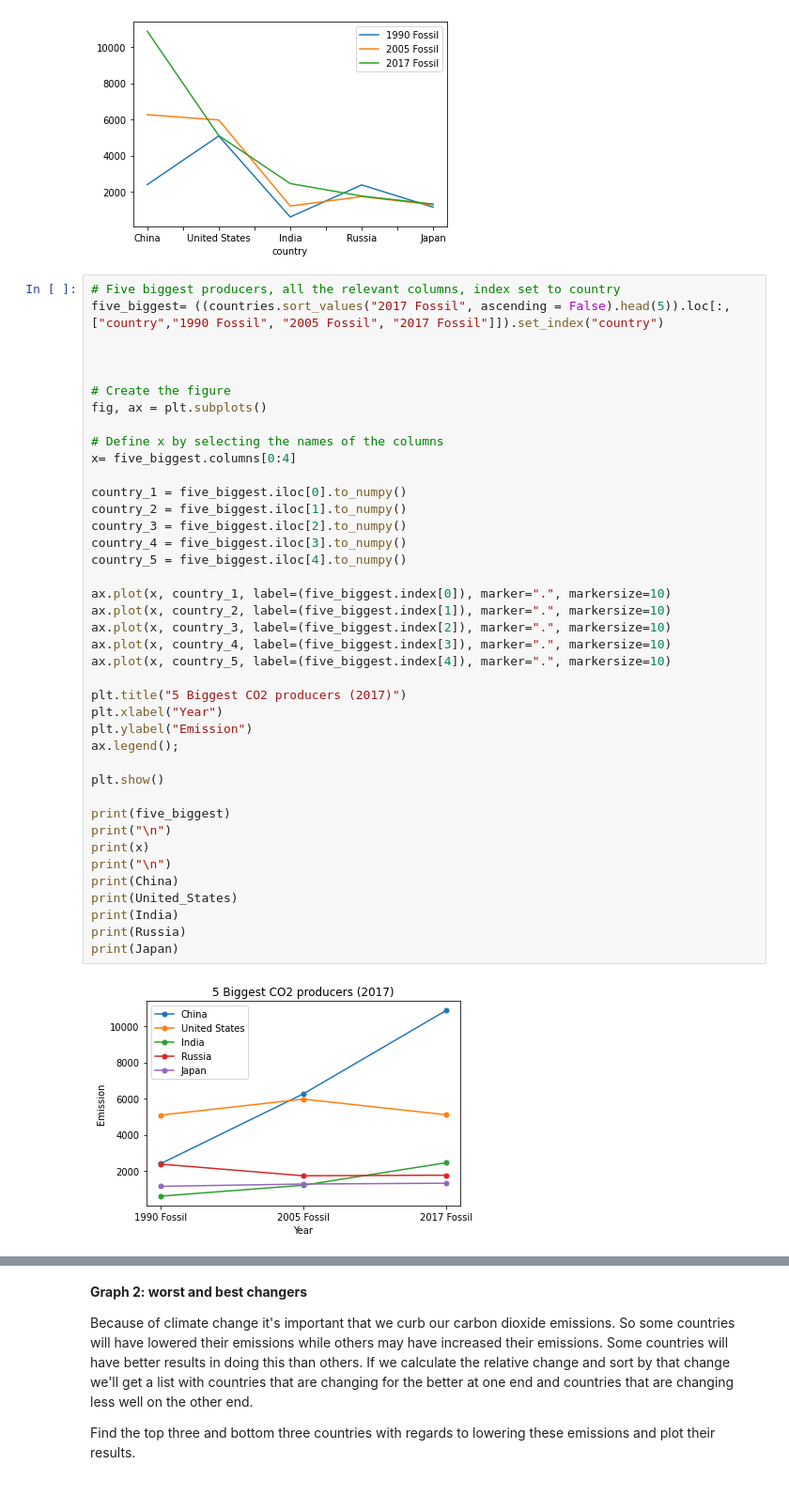
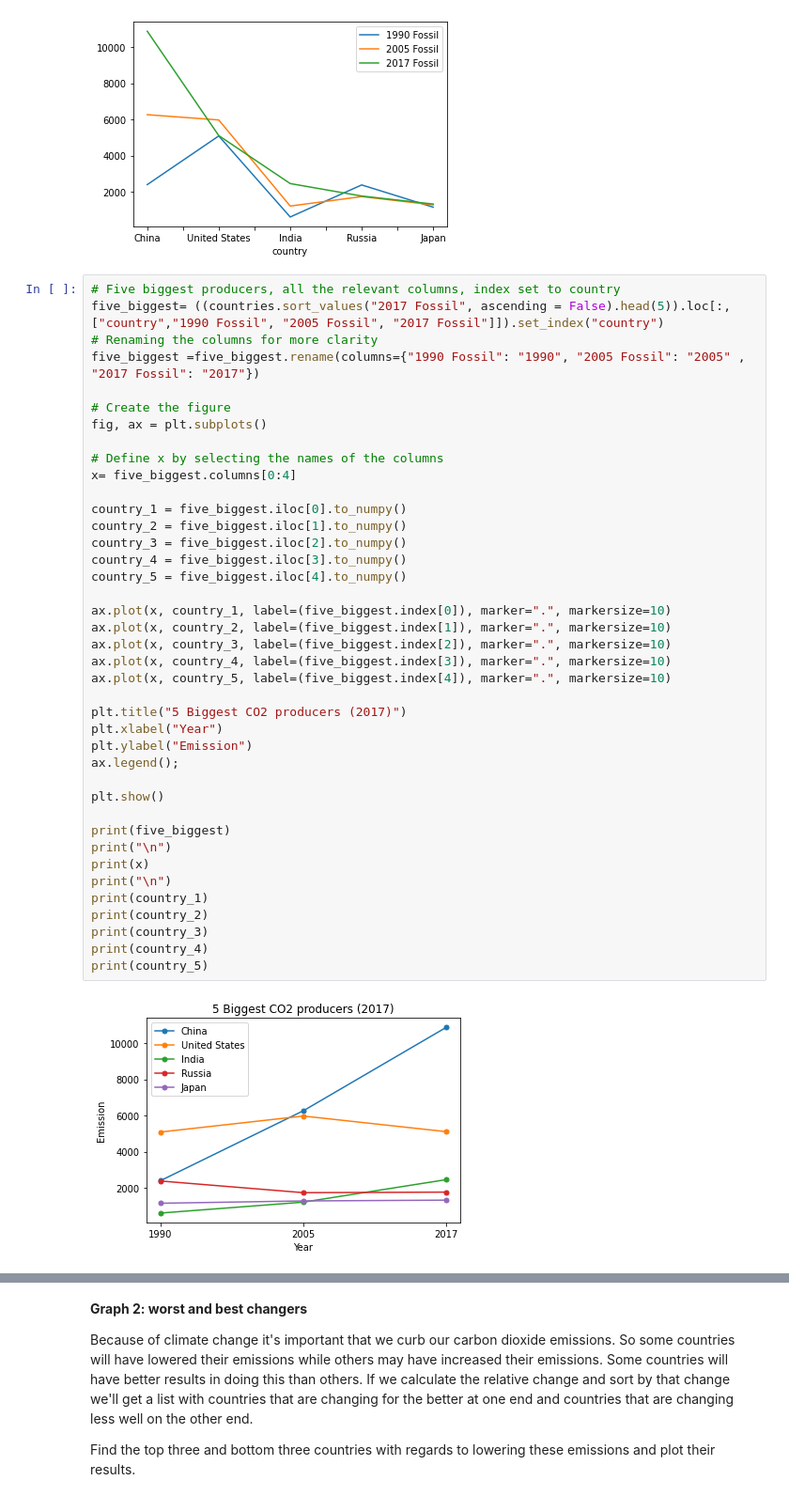
Before and after one commit to MevrouwHelderder/Assignments, a Jupyter notebook: Assignment_Global_CO2_Emissions.ipynb, the cells around one changed output, grey strips where cells are left out. Shown at 94% size. Saved outputs shown, nothing was run; the diff lists cells and outputs as text.

```diff
--- a/Assignment_Global_CO2_Emissions.ipynb
+++ b/Assignment_Global_CO2_Emissions.ipynb
@@ -61,42 +61,42 @@ country_index.plot()
 # %%
 # Five biggest producers, all the relevant columns, index set to country
 five_biggest= ((countries.sort_values("2017 Fossil", ascending = False).head(5)).loc[:,["country","1990 Fossil", "2005 Fossil", "2017 Fossil"]]).set_index("country")
-
-
+# Renaming the columns for more clarity
+five_biggest =five_biggest.rename(columns={"1990 Fossil": "1990", "2005 Fossil": "2005" , "2017 Fossil": "2017"})
 
 # Create the figure
 fig, ax = plt.subplots()
 
 # Define x by selecting the names of the columns
 x= five_biggest.columns[0:4]
 
 country_1 = five_biggest.iloc[0].to_numpy()
 country_2 = five_biggest.iloc[1].to_numpy()
 country_3 = five_biggest.iloc[2].to_numpy()
 country_4 = five_biggest.iloc[3].to_numpy()
 country_5 = five_biggest.iloc[4].to_numpy()
 
 ax.plot(x, country_1, label=(five_biggest.index[0]), marker=".", markersize=10)
 ax.plot(x, country_2, label=(five_biggest.index[1]), marker=".", markersize=10)
 ax.plot(x, country_3, label=(five_biggest.index[2]), marker=".", markersize=10)
 ax.plot(x, country_4, label=(five_biggest.index[3]), marker=".", markersize=10)
 ax.plot(x, country_5, label=(five_biggest.index[4]), marker=".", markersize=10)
 
 plt.title("5 Biggest CO2 producers (2017)")
 plt.xlabel("Year")
 plt.ylabel("Emission")
 ax.legend();
 
 plt.show()
 
 print(five_biggest)
 print("\n")
 print(x)
 print("\n")
-print(China)
-print(United_States)
-print(India)
-print(Russia)
-print(Japan)
+print(country_1)
+print(country_2)
+print(country_3)
+print(country_4)
+print(country_5)
 # %% [output]
-[figure, old version]
+[figure, new version]
```
Also changed, not shown: parts of 1 cell of this notebook.
